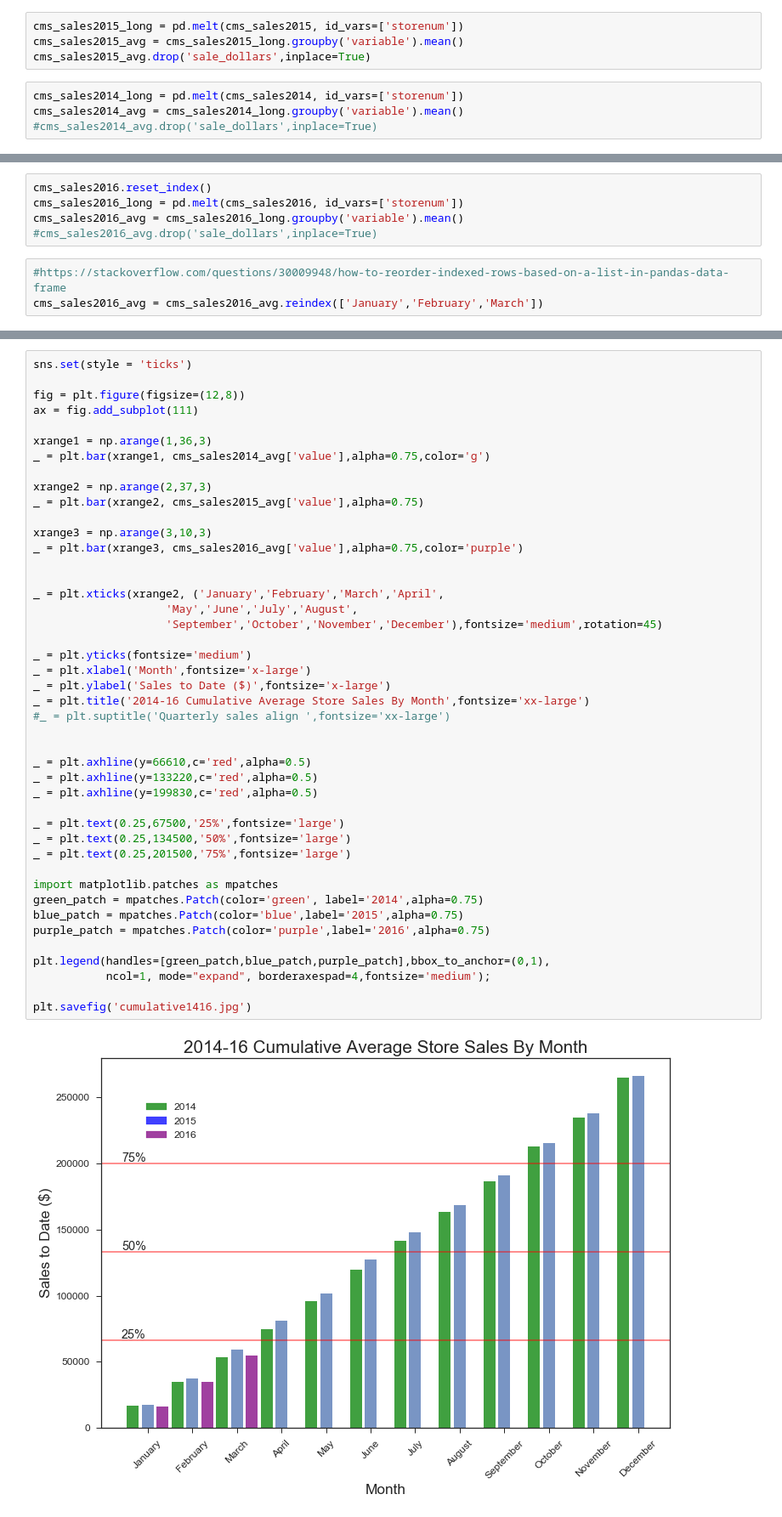
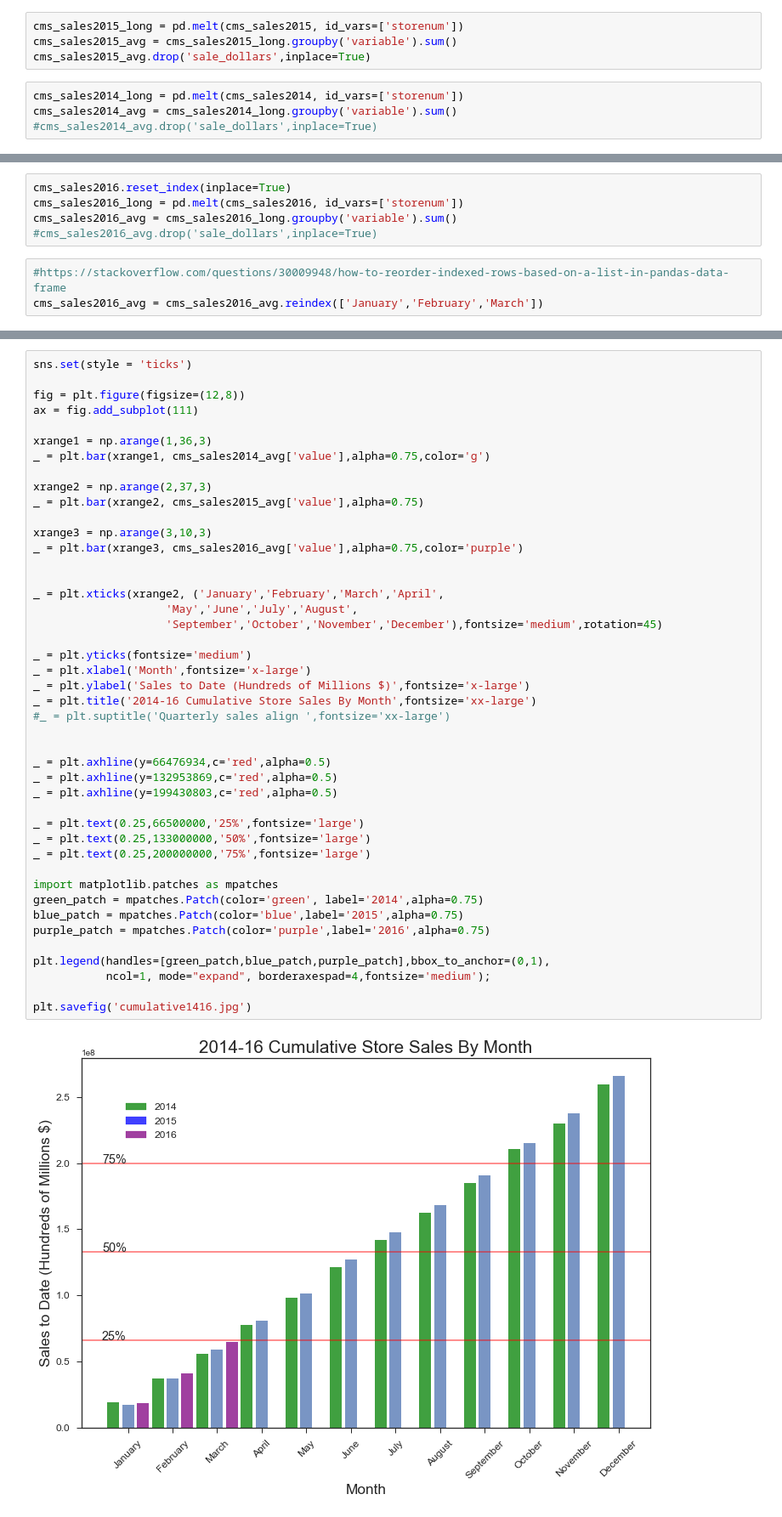
Before and after one commit to mjschillawski/Liquor-Sales-Linear-Regression, a Jupyter notebook: code/2016 Iowa Liquor Sales Projections.ipynb, the cells around one changed output, grey strips where cells are left out. Shown at 85% size. Saved outputs shown, nothing was run; the diff lists cells and outputs as text.

```diff
--- a/code/2016 Iowa Liquor Sales Projections.ipynb
+++ b/code/2016 Iowa Liquor Sales Projections.ipynb
@@ -2138,10 +2195,10 @@ cms_sales2014.head()
 # %%
 cms_sales2015_long = pd.melt(cms_sales2015, id_vars=['storenum'])
-cms_sales2015_avg = cms_sales2015_long.groupby('variable').mean()
+cms_sales2015_avg = cms_sales2015_long.groupby('variable').sum()
 cms_sales2015_avg.drop('sale_dollars',inplace=True)
 # %%
 cms_sales2014_long = pd.melt(cms_sales2014, id_vars=['storenum'])
-cms_sales2014_avg = cms_sales2014_long.groupby('variable').mean()
+cms_sales2014_avg = cms_sales2014_long.groupby('variable').sum()
 #cms_sales2014_avg.drop('sale_dollars',inplace=True)
 # %%
 #https://stackoverflow.com/questions/30009948/how-to-reorder-indexed-rows-based-on-a-list-in-pandas-data-frame
@@ -2357,9 +2421,9 @@ cms_sales2016.head()
 | 2152 | 4723.99 | 9307.75 | 13752.24 |
 | 2178 | 16077.39 | 34208.91 | 58939.90 |
 # %%
-cms_sales2016.reset_index()
+cms_sales2016.reset_index(inplace=True)
 cms_sales2016_long = pd.melt(cms_sales2016, id_vars=['storenum'])
-cms_sales2016_avg = cms_sales2016_long.groupby('variable').mean()
+cms_sales2016_avg = cms_sales2016_long.groupby('variable').sum()
 #cms_sales2016_avg.drop('sale_dollars',inplace=True)
 # %%
 #https://stackoverflow.com/questions/30009948/how-to-reorder-indexed-rows-based-on-a-list-in-pandas-data-frame
@@ -2382,39 +2480,39 @@ xrange1 = np.arange(1,36,3)
 _ = plt.bar(xrange1, cms_sales2014_avg['value'],alpha=0.75,color='g')
 
 xrange2 = np.arange(2,37,3)
 _ = plt.bar(xrange2, cms_sales2015_avg['value'],alpha=0.75)
 
 xrange3 = np.arange(3,10,3)
 _ = plt.bar(xrange3, cms_sales2016_avg['value'],alpha=0.75,color='purple')
 
 
 _ = plt.xticks(xrange2, ('January','February','March','April',
                     'May','June','July','August',
                     'September','October','November','December'),fontsize='medium',rotation=45)
 
 _ = plt.yticks(fontsize='medium')
 _ = plt.xlabel('Month',fontsize='x-large')
-_ = plt.ylabel('Sales to Date ($)',fontsize='x-large')
-_ = plt.title('2014-16 Cumulative Average Store Sales By Month',fontsize='xx-large')
+_ = plt.ylabel('Sales to Date (Hundreds of Millions $)',fontsize='x-large')
+_ = plt.title('2014-16 Cumulative Store Sales By Month',fontsize='xx-large')
 #_ = plt.suptitle('Quarterly sales align ',fontsize='xx-large')
 
 
-_ = plt.axhline(y=66610,c='red',alpha=0.5)
-_ = plt.axhline(y=133220,c='red',alpha=0.5)
-_ = plt.axhline(y=199830,c='red',alpha=0.5)
+_ = plt.axhline(y=66476934,c='red',alpha=0.5)
+_ = plt.axhline(y=132953869,c='red',alpha=0.5)
+_ = plt.axhline(y=199430803,c='red',alpha=0.5)
 
-_ = plt.text(0.25,67500,'25%',fontsize='large')
-_ = plt.text(0.25,134500,'50%',fontsize='large')
-_ = plt.text(0.25,201500,'75%',fontsize='large')
+_ = plt.text(0.25,66500000,'25%',fontsize='large')
+_ = plt.text(0.25,133000000,'50%',fontsize='large')
+_ = plt.text(0.25,200000000,'75%',fontsize='large')
 
 import matplotlib.patches as mpatches
 green_patch = mpatches.Patch(color='green', label='2014',alpha=0.75)
 blue_patch = mpatches.Patch(color='blue',label='2015',alpha=0.75)
 purple_patch = mpatches.Patch(color='purple',label='2016',alpha=0.75)
 
 plt.legend(handles=[green_patch,blue_patch,purple_patch],bbox_to_anchor=(0,1),
            ncol=1, mode="expand", borderaxespad=4,fontsize='medium');
 
 plt.savefig('cumulative1416.jpg')
 # %% [output]
-[figure, old version]
+[figure, new version]
```
Also changed, not shown: parts of 83 cells of this notebook, 1 other file.
